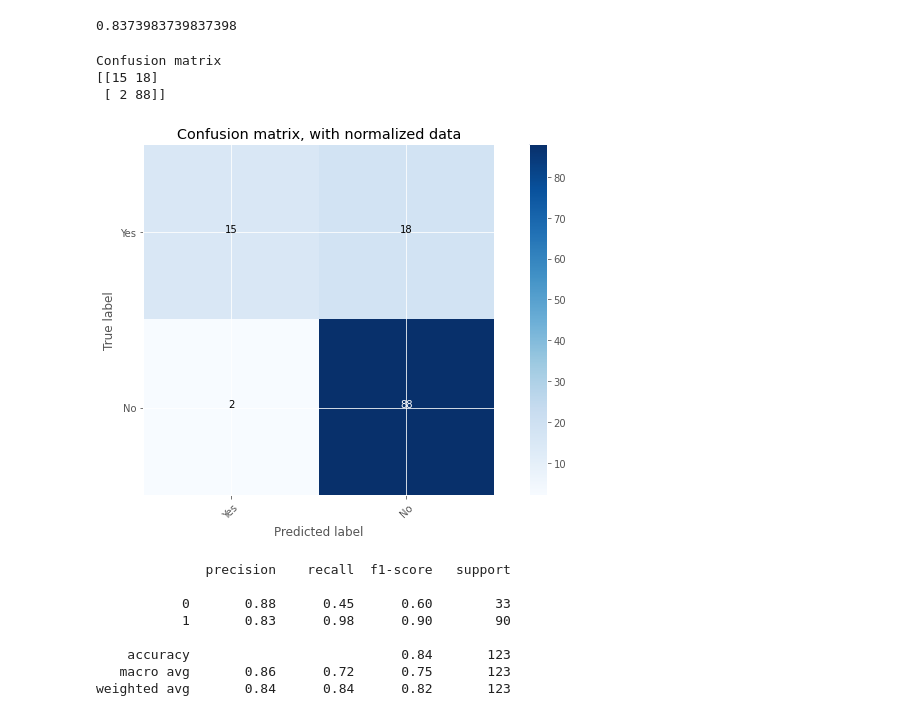
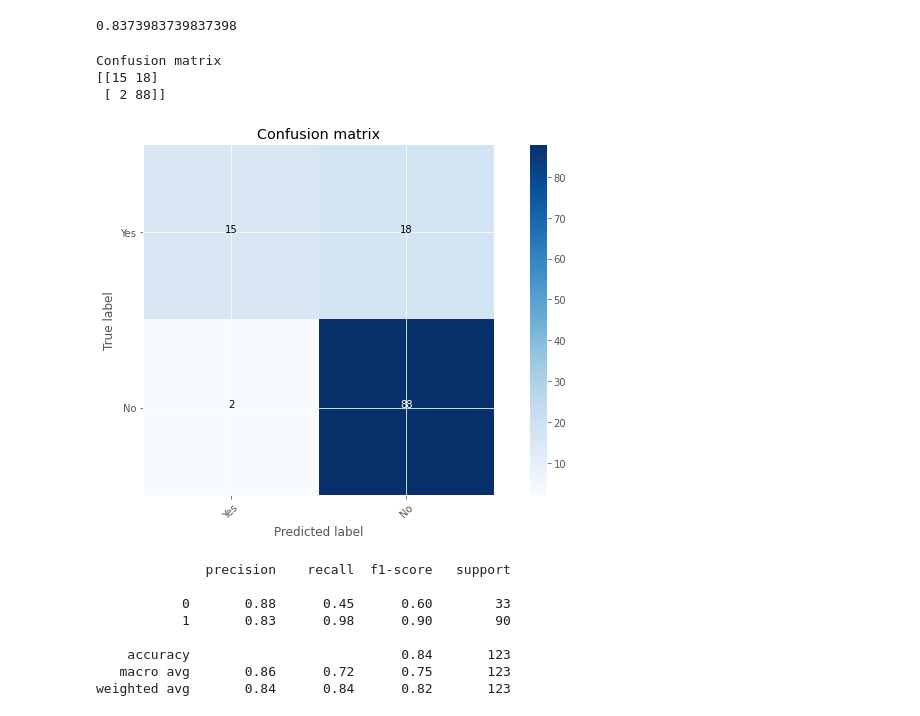
Before and after one commit to saritmaitra/Loan_approval_system, a Jupyter notebook: Model_Development_Loan_Approval_System.ipynb, the cells around one changed output. Saved outputs shown, nothing was run; the diff lists cells and outputs as text; code cells hidden in the pictures.

```diff
--- a/Model_Development_Loan_Approval_System.ipynb
+++ b/Model_Development_Loan_Approval_System.ipynb
@@ -287,35 +287,35 @@ def plot_confusion_matrix(cm, classes, title ='Confusion matrix', normalize = Fa
     plt.imshow(cm, interpolation='nearest', cmap=cmap)
     plt.title(title)
     plt.colorbar()
     tick_marks = np.arange(len(classes))
     plt.xticks(tick_marks, classes, rotation=45)
     plt.yticks(tick_marks, classes)
 
     fmt = '.2f' if normalize else 'd'
     thresh = cm.max() / 2.
     for i, j in itertools.product(range(cm.shape[0]), range(cm.shape[1])):
         plt.text(j, i, format(cm[i, j], fmt),
                  horizontalalignment="center",
                  color="white" if cm[i, j] > thresh else "black")
 
     plt.ylabel('True label')
     plt.xlabel('Predicted label')
     plt.tight_layout()
 
 
 # Compute confusion matrix
 cnf_matrix = confusion_matrix(y_test, pred_test)
 np.set_printoptions(precision=2)
 
 # Plot non-normalized confusion matrix
 plt.figure()
 plot_confusion_matrix(cnf_matrix, classes=['Yes','No'],
-                      title='Confusion matrix, with normalized data')
+                      title='Confusion matrix')
 # %% [output]
 Confusion matrix
 [[15 18]
  [ 2 88]]
-[figure, old version]
+[figure, new version]
 # %%
 from sklearn.metrics import classification_report
 print(classification_report(y_test, pred_test))
```
